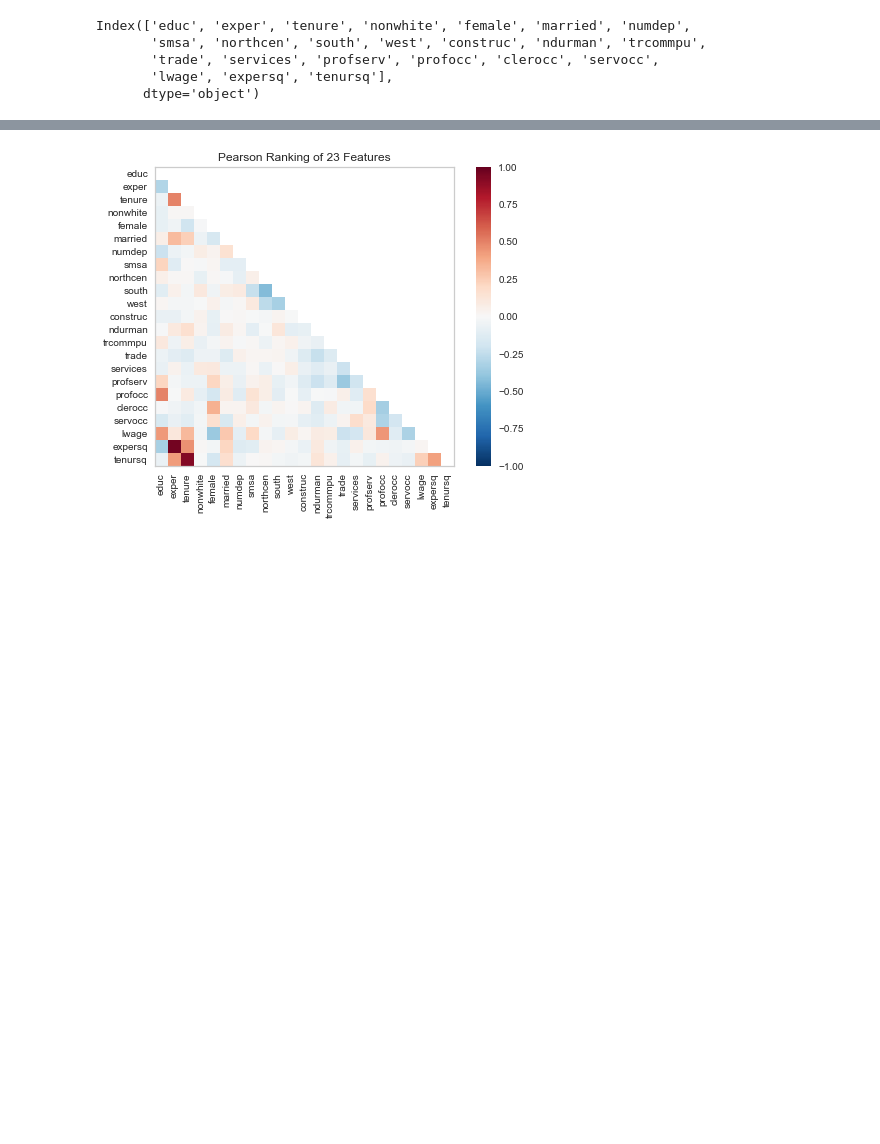
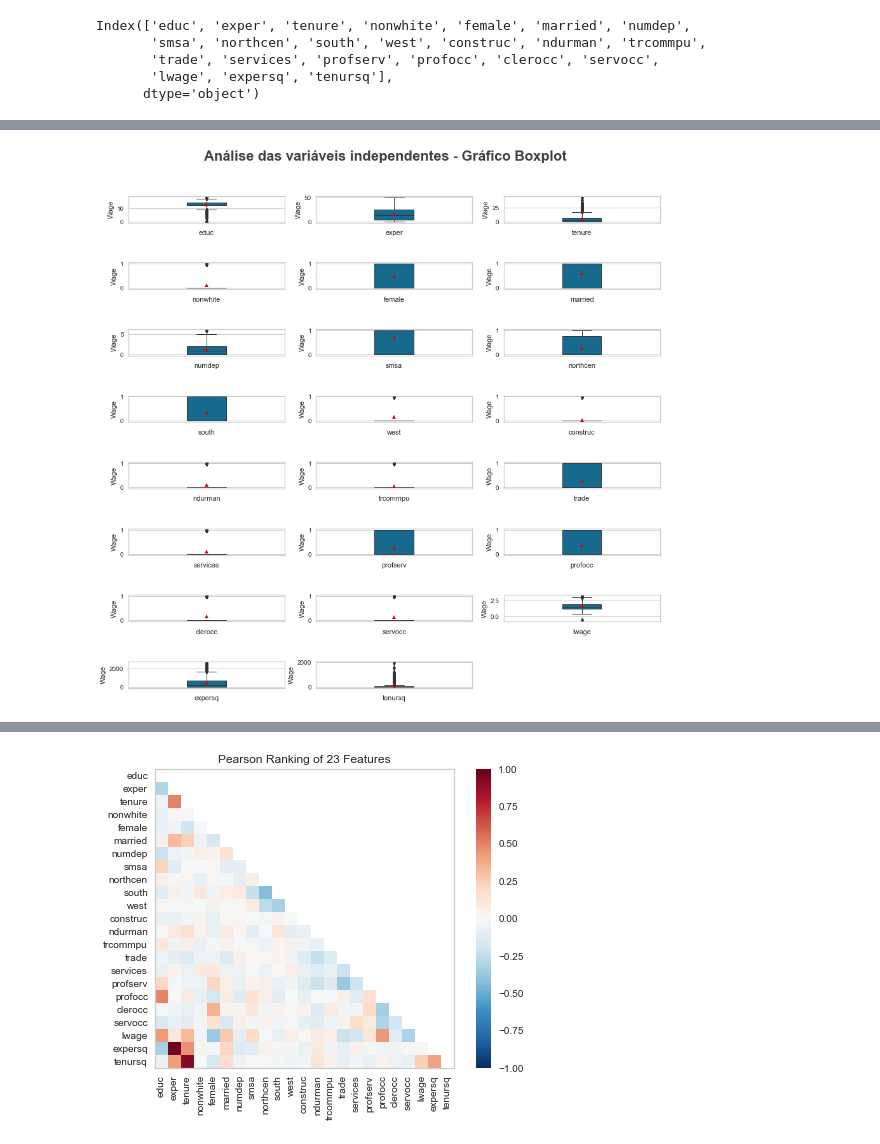
Before and after one commit to lucianawaka/bootcamp-ML, a Jupyter notebook: 2_Regularizacao/2_Regularizacao.ipynb, the cells around one changed output, grey strips where cells are left out. Cells and saved outputs as stored; diff of their text form; code cells hidden in the pictures; blank space fills up the shorter version.

Commit message:
Boxplot

```diff
--- a/2_Regularizacao/2_Regularizacao.ipynb
+++ b/2_Regularizacao/2_Regularizacao.ipynb
@@ -594,3 +594,26 @@ plt.subplots_adjust( top=1.2, hspace=1.5 )
+# %%
+import seaborn as sns
+
+
+# Gráfico Boxplot
+n_linhas = 8
+colunas = 3
+posicao = 1
+# Tamanho das Figuras
+plt.subplots(figsize=(15,10))
+# Título
+plt.suptitle('Análise das variáveis independentes - Gráfico Boxplot', fontsize=22, color='#404040', fontweight=600, y = 1.3)
+# Plotar as 23 colunas no X
+for coluna in X.columns:
+    plt.subplot(n_linhas,colunas,posicao)
+    sns.boxplot(data=wage_data, y =coluna, showmeans=True, saturation=0.75, linewidth=1, width=0.25)
+    plt.xlabel(coluna)
+    plt.ylabel('Wage')
+    posicao += 1
+# Ajuste de Grid
+plt.subplots_adjust( top=1.2, hspace=1.5 )
+# %% [output]
+[figure, added]
 # %%
 wage_data.corr()
 # %% [output]
```
Also changed, not shown: parts of 2 cells of this notebook.
